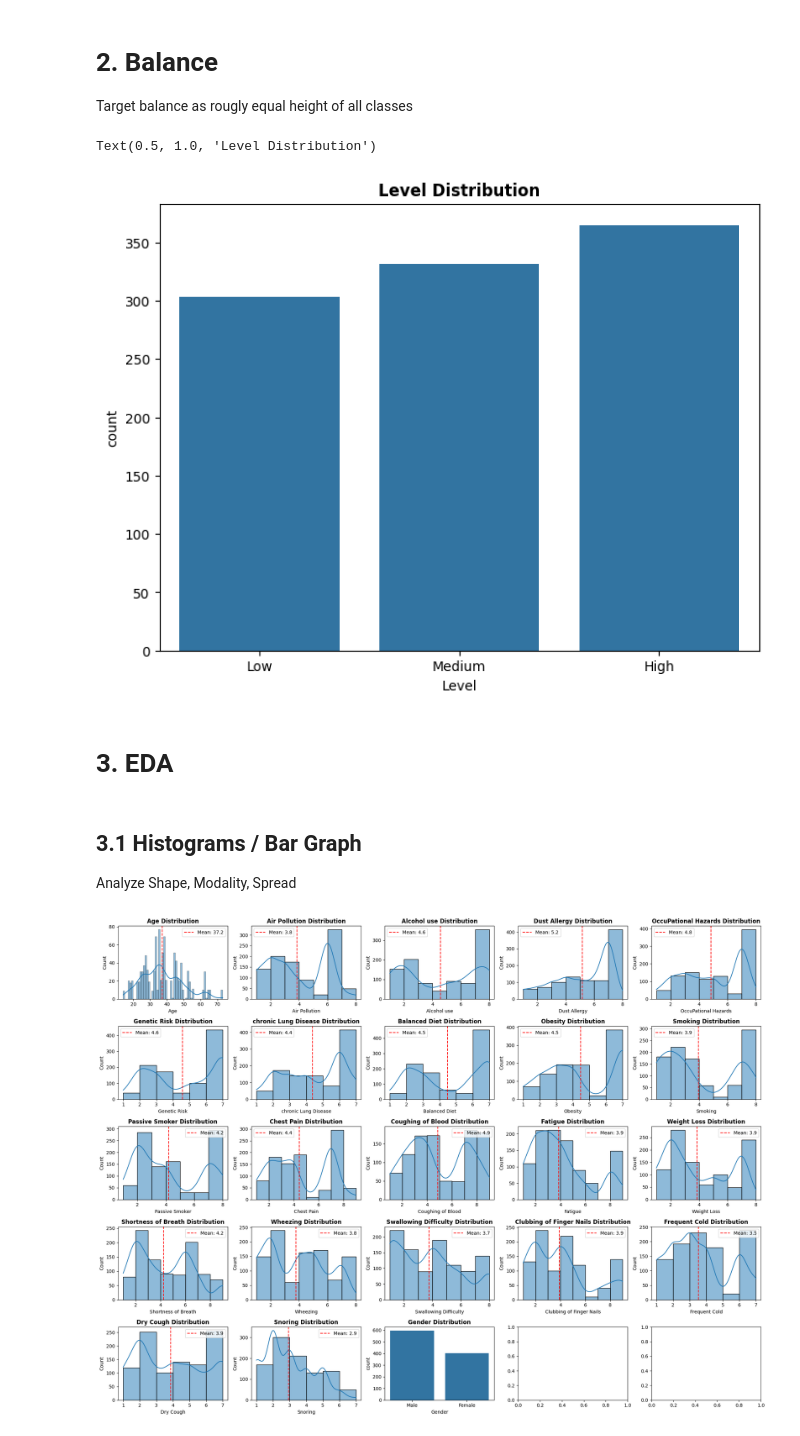
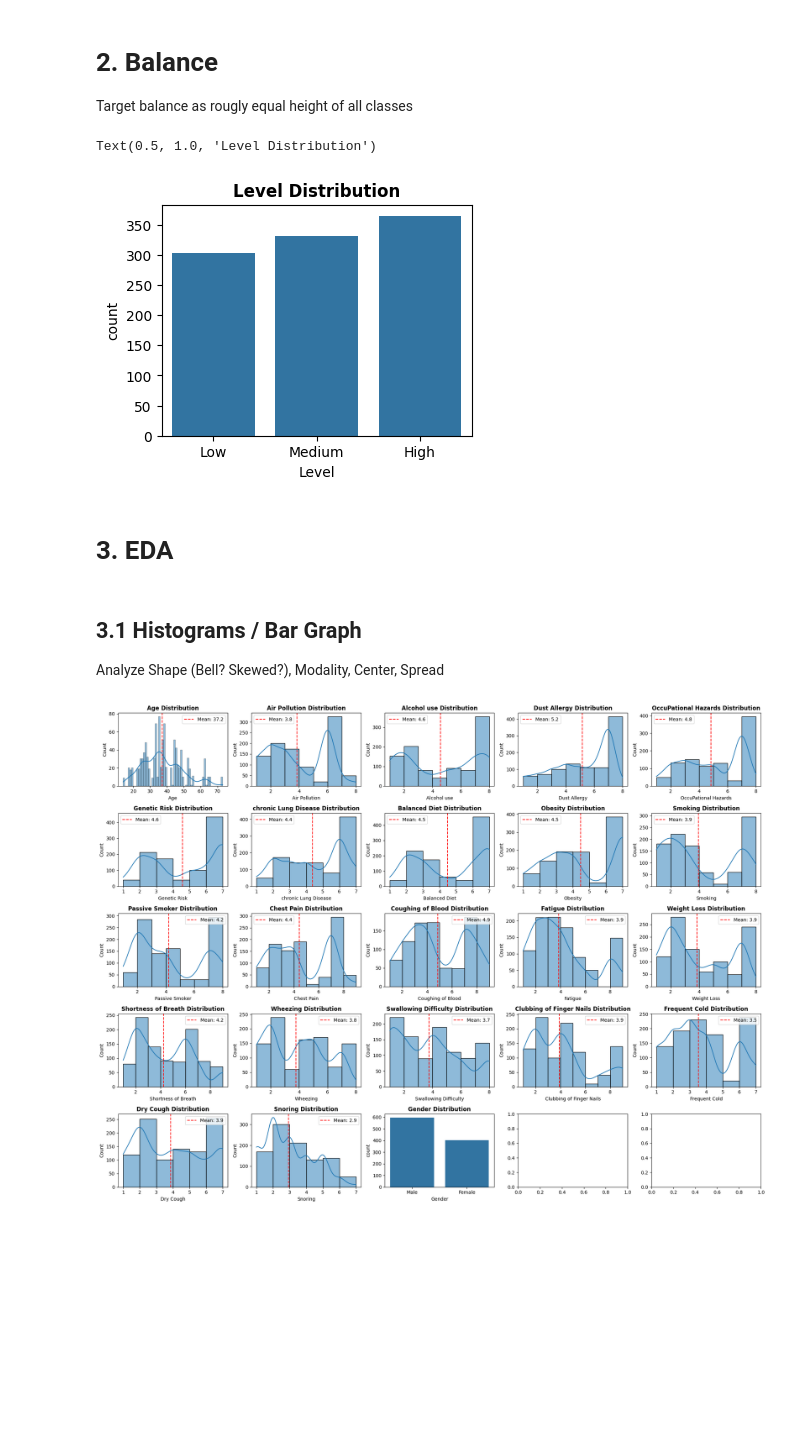
Before and after one commit to aliyan-navaid/onco-insights, a Jupyter notebook: notebooks/initials.ipynb, the cells around one changed output. Saved outputs shown, nothing was run; the diff lists cells and outputs as text; code cells hidden in the pictures; blank space fills up the shorter version.

```diff
--- a/notebooks/initials.ipynb
+++ b/notebooks/initials.ipynb
@@ -96,21 +96,21 @@ array([1, 2])
 # 2. Balance
 Target balance as rougly equal height of all classes
 # %%
-plt.figure(figsize=(8,6))
+plt.figure(figsize=(4,3))
 
 sns.countplot(
     data=df,
     x="Level"
 )
 plt.title("Level Distribution", fontsize=12, fontweight="bold")
 # %% [output]
 Text(0.5, 1.0, 'Level Distribution')
-[figure, old version]
+[figure, new version]
 # %% [markdown]
 # 3. EDA
 # %% [markdown]
 ## 3.1 Histograms / Bar Graph
-Analyze Shape, Modality, Spread
+Analyze Shape (Bell? Skewed?), Modality, Center, Spread
 # %%
 numeric_cols = df.select_dtypes(include="number").columns
 numeric_cols = [col for col in numeric_cols if col != "Gender"]#[:10]
```
Also changed, not shown: parts of 6 cells of this notebook.
